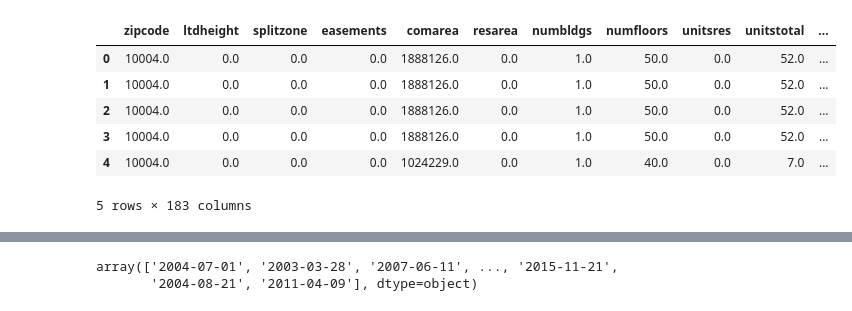
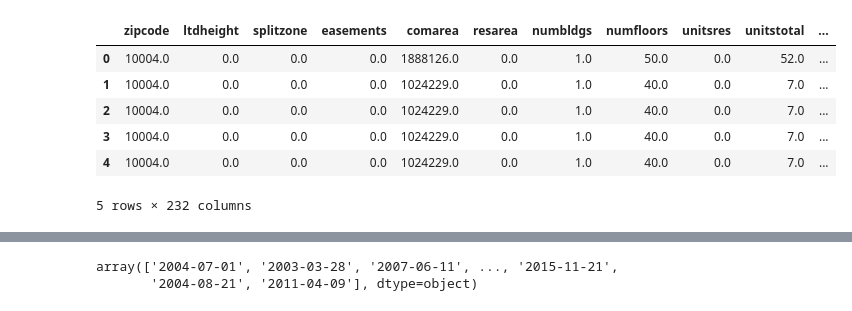
Before and after one commit to jgutman/reveal-estate, a Jupyter notebook: PLUTO_FinanceModeling.ipynb, the cells around one changed output, grey strips where cells are left out. Saved outputs shown, nothing was run; the diff lists cells and outputs as text; code cells hidden in the pictures.

```diff
--- a/PLUTO_FinanceModeling.ipynb
+++ b/PLUTO_FinanceModeling.ipynb
@@ -13,15 +13,15 @@ import collections
 
 %matplotlib inline
 # %%
-data_path = "data/merged/manhattan_brooklyn_statenisland_bronx_queens_2003_2016.csv"
+data_path = "data/merged/bronx_brooklyn_manhattan_queens_statenisland_2003_2016.csv"
 df = pd.read_csv(data_path, low_memory = True)
 df.head()
 # %% [output]
 |  | zipcode | ltdheight | splitzone | easements | comarea | resarea | numbldgs | numfloors | unitsres | unitstotal | ... |
 | 0 | 10004.0 | 0.0 | 0.0 | 0.0 | 1888126.0 | 0.0 | 1.0 | 50.0 | 0.0 | 52.0 | ... |
-| 1 | 10004.0 | 0.0 | 0.0 | 0.0 | 1888126.0 | 0.0 | 1.0 | 50.0 | 0.0 | 52.0 | ... |
-| 2 | 10004.0 | 0.0 | 0.0 | 0.0 | 1888126.0 | 0.0 | 1.0 | 50.0 | 0.0 | 52.0 | ... |
-| 3 | 10004.0 | 0.0 | 0.0 | 0.0 | 1888126.0 | 0.0 | 1.0 | 50.0 | 0.0 | 52.0 | ... |
+| 1 | 10004.0 | 0.0 | 0.0 | 0.0 | 1024229.0 | 0.0 | 1.0 | 40.0 | 0.0 | 7.0 | ... |
+| 2 | 10004.0 | 0.0 | 0.0 | 0.0 | 1024229.0 | 0.0 | 1.0 | 40.0 | 0.0 | 7.0 | ... |
+| 3 | 10004.0 | 0.0 | 0.0 | 0.0 | 1024229.0 | 0.0 | 1.0 | 40.0 | 0.0 | 7.0 | ... |
 | 4 | 10004.0 | 0.0 | 0.0 | 0.0 | 1024229.0 | 0.0 | 1.0 | 40.0 | 0.0 | 7.0 | ... |
-5 rows × 183 columns
+5 rows × 232 columns
 # %%
```
Also changed, not shown: parts of 4 cells of this notebook, 2 other files.
